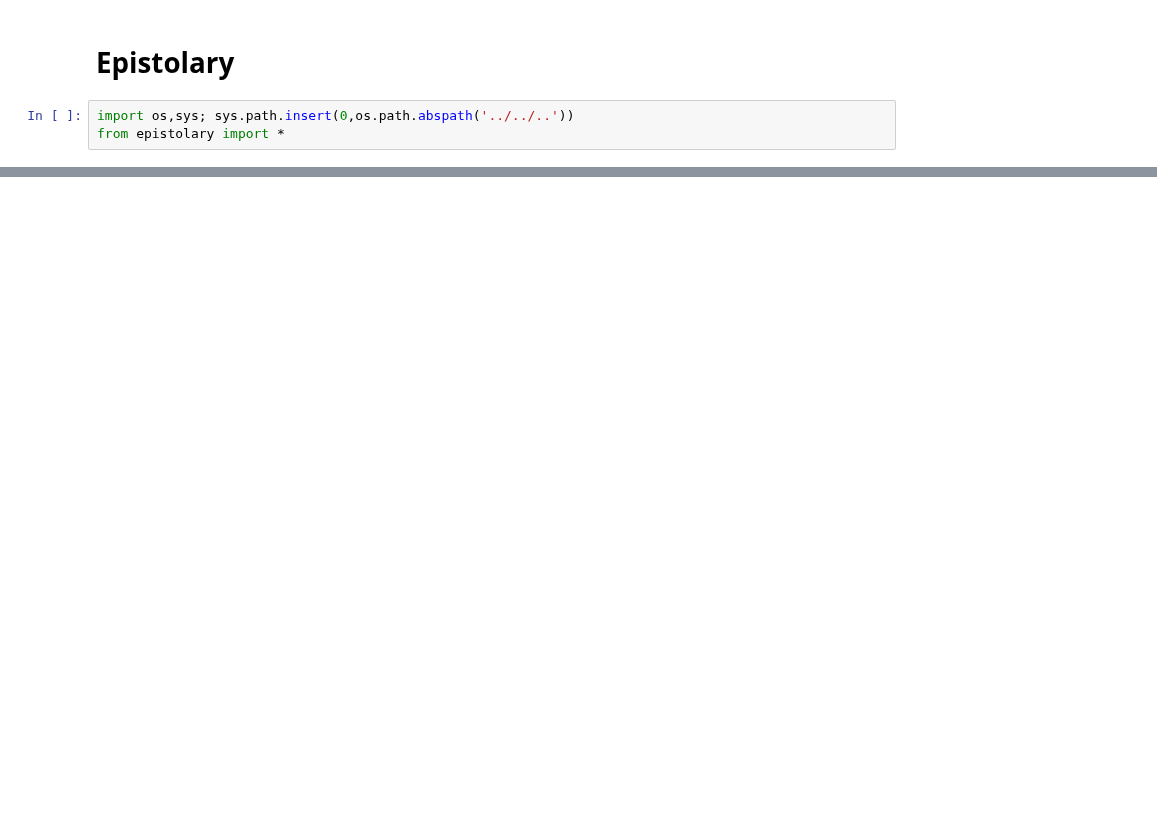
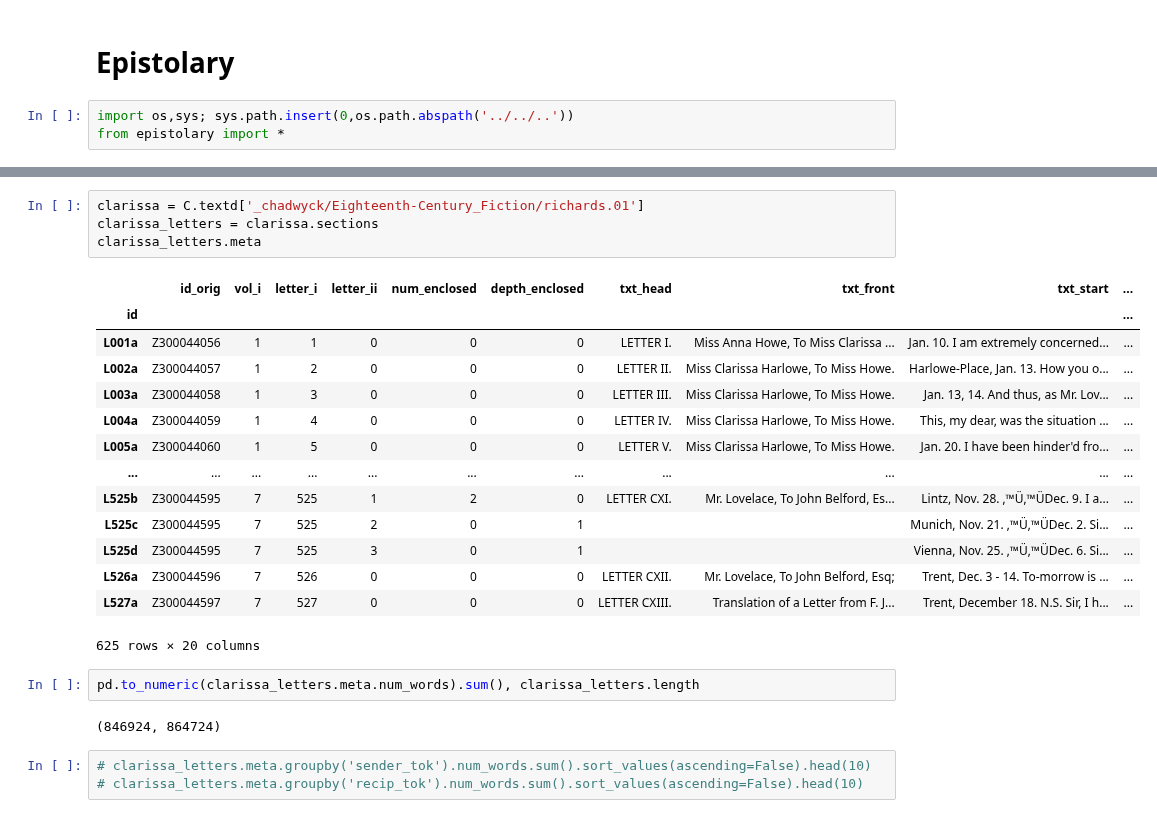
Before and after one commit to quadrismegistus/lltk, a Jupyter notebook: lltk/corpus/epistolary/test_epistolary.ipynb, the cells around one changed output, grey strips where cells are left out. Cells and saved outputs as stored; diff of their text form; blank space fills up the shorter version.

```diff
--- a/lltk/corpus/epistolary/test_epistolary.ipynb
+++ b/lltk/corpus/epistolary/test_epistolary.ipynb
@@ -492,0 +21,26 @@ sct
+# %%
+clarissa = C.textd['_chadwyck/Eighteenth-Century_Fiction/richards.01']
+clarissa_letters = clarissa.sections
+clarissa_letters.meta
+# %% [output]
+|  | id_orig | vol_i | letter_i | letter_ii | num_enclosed | depth_enclosed | txt_head | txt_front | txt_start | ... |
+| id |  |  |  |  |  |  |  |  |  | ... |
+| L001a | Z300044056 | 1 | 1 | 0 | 0 | 0 | LETTER I. | Miss Anna Howe, To Miss Clarissa ... | Jan. 10. I am extremely concerned... | ... |
+| L002a | Z300044057 | 1 | 2 | 0 | 0 | 0 | LETTER II. | Miss Clarissa Harlowe, To Miss Howe. | Harlowe-Place, Jan. 13. How you o... | ... |
+| L003a | Z300044058 | 1 | 3 | 0 | 0 | 0 | LETTER III. | Miss Clarissa Harlowe, To Miss Howe. | Jan. 13, 14. And thus, as Mr. Lov... | ... |
+| L004a | Z300044059 | 1 | 4 | 0 | 0 | 0 | LETTER IV. | Miss Clarissa Harlowe, To Miss Howe. | This, my dear, was the situation ... | ... |
+| L005a | Z300044060 | 1 | 5 | 0 | 0 | 0 | LETTER V. | Miss Clarissa Harlowe, To Miss Howe. | Jan. 20. I have been hinder'd fro... | ... |
+| ... | ... | ... | ... | ... | ... | ... | ... | ... | ... | ... |
+| L525b | Z300044595 | 7 | 525 | 1 | 2 | 0 | LETTER CXI. | Mr. Lovelace, To John Belford, Es... | Lintz, Nov. 28. ‚™Ü‚™ÜDec. 9. I a... | ... |
+| L525c | Z300044595 | 7 | 525 | 2 | 0 | 1 |  |  | Munich, Nov. 21. ‚™Ü‚™ÜDec. 2. Si... | ... |
+| L525d | Z300044595 | 7 | 525 | 3 | 0 | 1 |  |  | Vienna, Nov. 25. ‚™Ü‚™ÜDec. 6. Si... | ... |
+| L526a | Z300044596 | 7 | 526 | 0 | 0 | 0 | LETTER CXII. | Mr. Lovelace, To John Belford, Esq; | Trent, Dec. 3 - 14. To-morrow is ... | ... |
+| L527a | Z300044597 | 7 | 527 | 0 | 0 | 0 | LETTER CXIII. | Translation of a Letter from F. J... | Trent, December 18. N.S. Sir, I h... | ... |
+625 rows × 20 columns
+# %%
+pd.to_numeric(clarissa_letters.meta.num_words).sum(), clarissa_letters.length
+# %% [output]
+(846924, 864724)
+# %%
+# clarissa_letters.meta.groupby('sender_tok').num_words.sum().sort_values(ascending=False).head(10)
+# clarissa_letters.meta.groupby('recip_tok').num_words.sum().sort_values(ascending=False).head(10)
```
Also changed, not shown: parts of 59 cells of this notebook, 12 other files.
